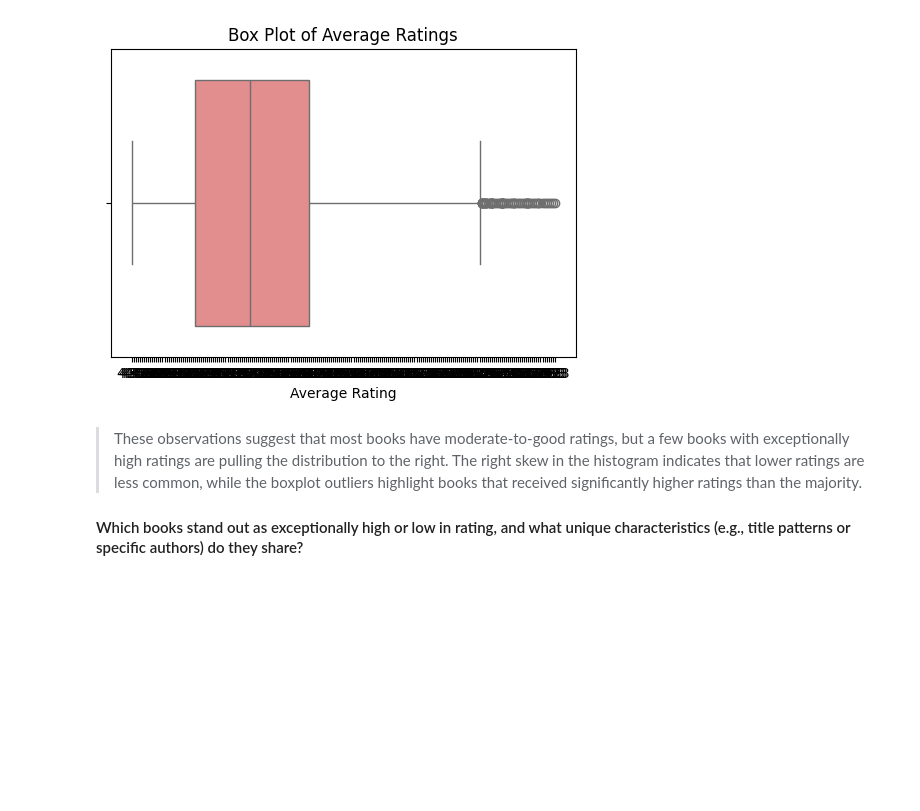
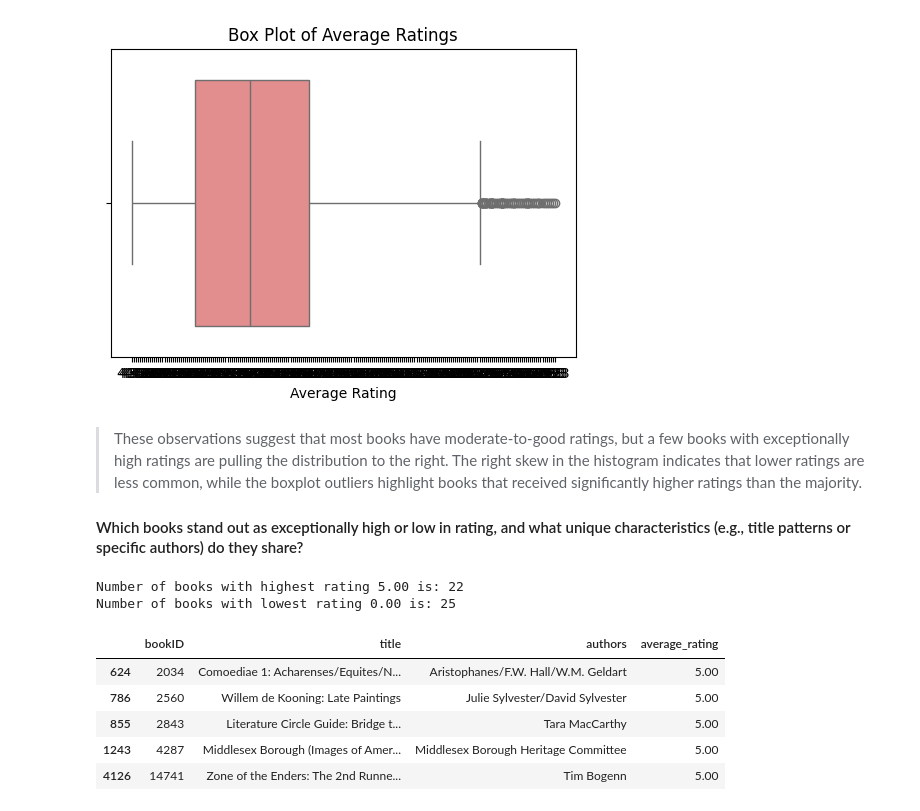
Before and after one commit to Darknight47/Data-Science-Projects-03, a Jupyter notebook: book_recommendation.ipynb, the cells around one changed output. Cells and saved outputs as stored; diff of their text form; code cells hidden in the pictures; blank space fills up the shorter version.

Commit message:
highest and lowest rated books

```diff
--- a/book_recommendation.ipynb
+++ b/book_recommendation.ipynb
@@ -65,3 +65,28 @@ plt.show()
 > These observations suggest that most books have moderate-to-good ratings, but a few books with exceptionally high ratings are pulling the distribution to the right. The right skew in the histogram indicates that lower ratings are less common, while the boxplot outliers highlight books that received significantly higher ratings than the majority.
 
 #### Which books stand out as exceptionally high or low in rating, and what unique characteristics (e.g., title patterns or specific authors) do they share?
+# %%
+# Find max and min rating values
+max_rating = df_cleaned["average_rating"].max()
+min_rating = df_cleaned["average_rating"].min()
+
+# Get all books with the highest rating
+highest_rated_books = df_cleaned[df_cleaned["average_rating"] == max_rating]
+
+# Get all books with the lowest rating
+lowest_rated_books = df_cleaned[df_cleaned["average_rating"] == min_rating]
+# %%
+print(f"Number of books with highest rating {max_rating} is: {highest_rated_books.shape[0]}")
+print(f"Number of books with lowest rating {min_rating} is: {lowest_rated_books.shape[0]}")
+# %% [output]
+Number of books with highest rating 5.00 is: 22
+Number of books with lowest rating 0.00 is: 25
+# %%
+highest_rated_books.head()
+# %% [output]
+|  | bookID | title | authors | average_rating |
+| 624 | 2034 | Comoediae 1: Acharenses/Equites/N... | Aristophanes/F.W. Hall/W.M. Geldart | 5.00 |
+| 786 | 2560 | Willem de Kooning: Late Paintings | Julie Sylvester/David Sylvester | 5.00 |
+| 855 | 2843 | Literature Circle Guide: Bridge t... | Tara MacCarthy | 5.00 |
+| 1243 | 4287 | Middlesex Borough (Images of Amer... | Middlesex Borough Heritage Committee | 5.00 |
+| 4126 | 14741 | Zone of the Enders: The 2nd Runne... | Tim Bogenn | 5.00 |
```
Also changed, not shown: parts of 6 cells of this notebook.
